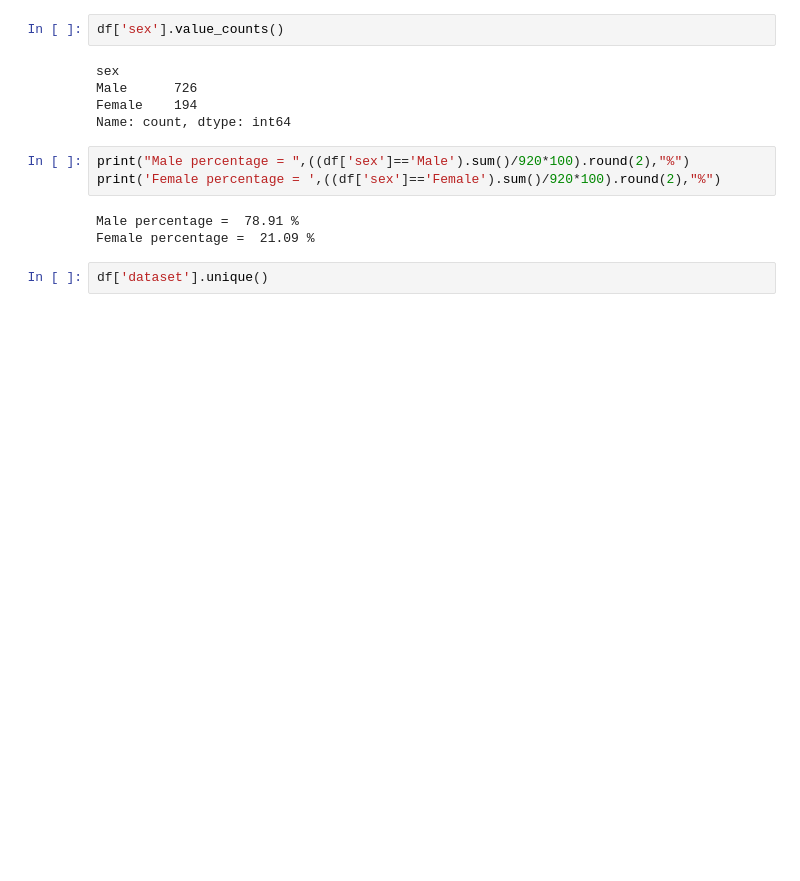
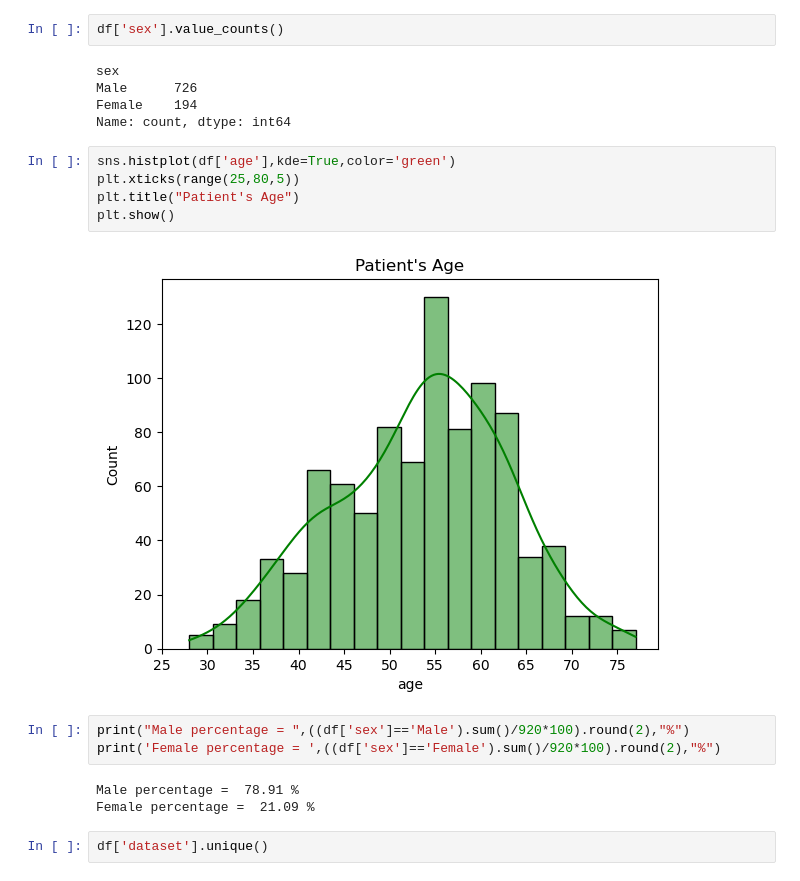
Before and after one commit to himashooo/Heart-Disease-Prediction, a Jupyter notebook: Heart Disease.ipynb, the cells around one changed output. Drawn from its saved outputs; the diff is of its cells as text; blank space fills up the shorter version.

```diff
--- a/Heart Disease.ipynb
+++ b/Heart Disease.ipynb
@@ -94,6 +100,13 @@ sex
 Male      726
 Female    194
 Name: count, dtype: int64
+# %%
+sns.histplot(df['age'],kde=True,color='green')
+plt.xticks(range(25,80,5))
+plt.title("Patient's Age")
+plt.show()
+# %% [output]
+[figure, added]
 # %%
 print("Male percentage = ",((df['sex']=='Male').sum()/920*100).round(2),"%")
 print('Female percentage = ',((df['sex']=='Female').sum()/920*100).round(2),"%")
```
Also changed, not shown: parts of 13 cells of this notebook.
